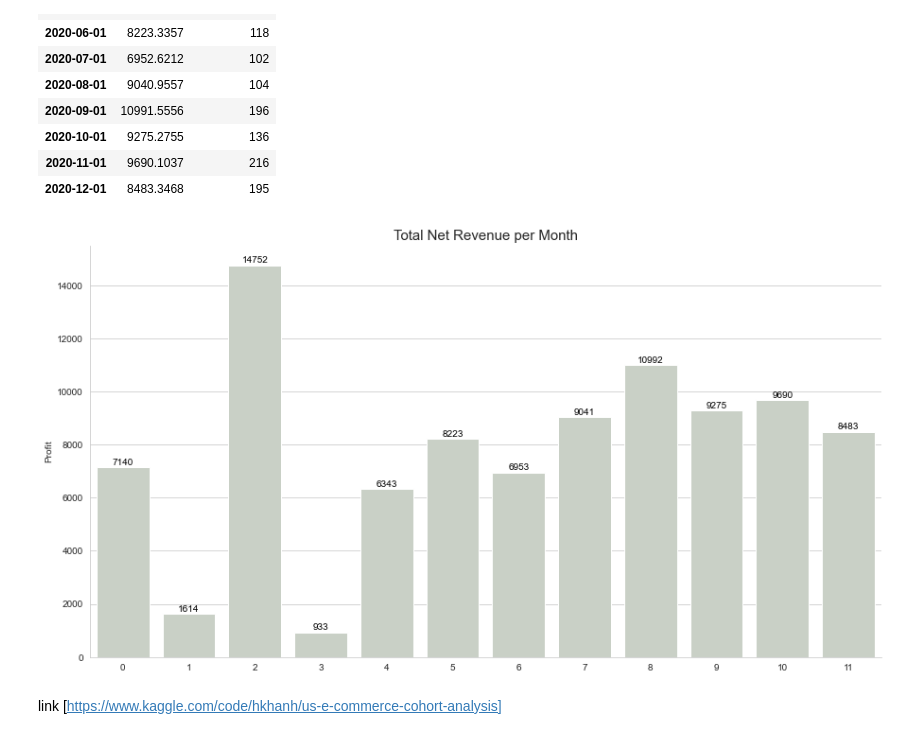
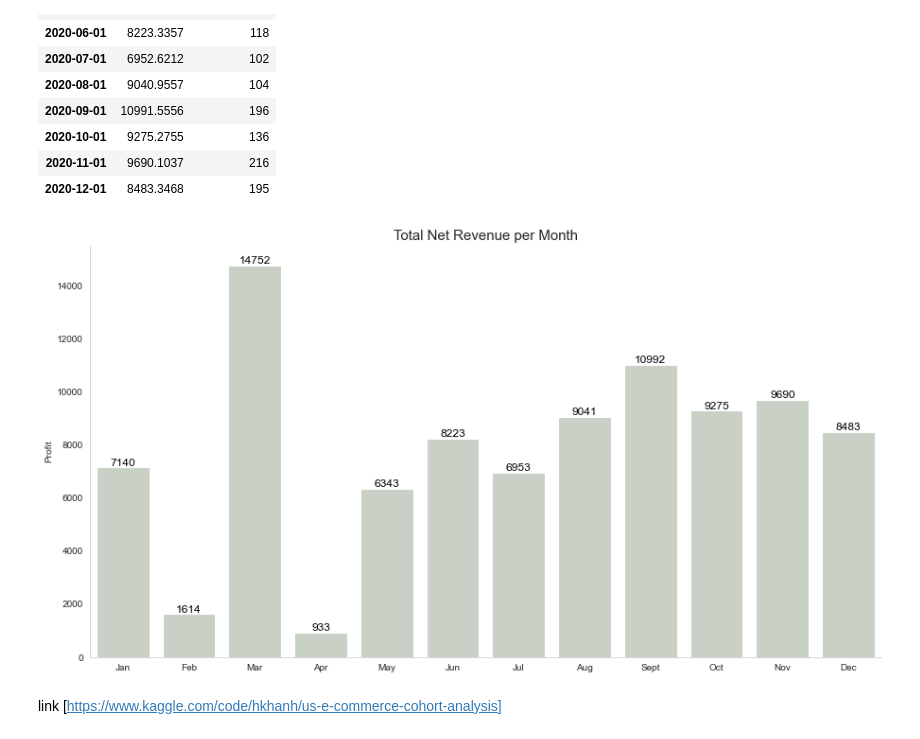
Before and after one commit to adunoluwa1/US-eCommerce-Data-Analysis, a Jupyter notebook: US_eCommerce_Analysis.ipynb, the cells around one changed output. Saved outputs shown, nothing was run; the diff lists cells and outputs as text; code cells hidden in the pictures.

```diff
--- a/US_eCommerce_Analysis.ipynb
+++ b/US_eCommerce_Analysis.ipynb
@@ -245,11 +248,12 @@ monthly_gross
 | 2020-12-01 | 83829.3188 | 195 |
 # %%
 fig, ax = plt.subplots(figsize=(12,6))
-ax.bar(range(len(monthly_gross)), monthly_gross.Sales,  color = '#c8d2c4')
+month = ['Jan', 'Feb', 'Mar', 'Apr', 'May', 'Jun', 'Jul', 'Aug', 'Sept', 'Oct', 'Nov', 'Dec']
+ax.bar(month, monthly_gross.Sales,  color = '#c8d2c4')
 for x, y in enumerate(monthly_gross.Sales):
     ax.text(x-0.4, y+2000, s= f'${y:.1f}')
 ax.set_xlabel("Month")
-ax.set_xticks(range(12),range(12))
+# ax.set_xticks(range(12),range(12))
 ax.set_ylabel("Gross Revenue")
 ax.set_yscale(value="linear")
 ax.set_title("Gross Revenue per Month")
@@ -279,20 +283,16 @@ monthly_net
 # %%
 fig, ax = plt.subplots(figsize = (15, 8))
 sns.set_style('whitegrid')
-
-chart = sns.barplot(x = np.arange(len(monthly_net.index)), y = monthly_net.Profit, ax = ax,
-           color = '#c8d2c4')
+chart = sns.barplot(x = month, y = monthly_net.Profit, ax = ax, color = '#c8d2c4')
 
 for y in chart.patches:
-             chart.annotate('%.0f' % y.get_height(), (y.get_x() + y.get_width() / 2., y.get_height()),
-                 ha='center', va='center', fontsize=10, color='black', xytext=(0, 5),
-                 textcoords='offset points')
+             chart.annotate('%.0f' % y.get_height(), (y.get_x() + y.get_width() / 2., y.get_height()), ha='center', va='center', fontsize=12, color='black', xytext=(0, 5), textcoords='offset points')
 
 plt.title('Total Net Revenue per Month', fontsize=15)
-
+plt.grid(visible=False)
 sns.despine(left = False, right = True, bottom = False, top = True)
 plt.show()
 # %% [output]
-[figure, old version]
+[figure, new version]
 # %% [markdown]
 link [https://www.kaggle.com/code/hkhanh/us-e-commerce-cohort-analysis]
```
Also changed, not shown: parts of 2 cells of this notebook, 3 other files.
